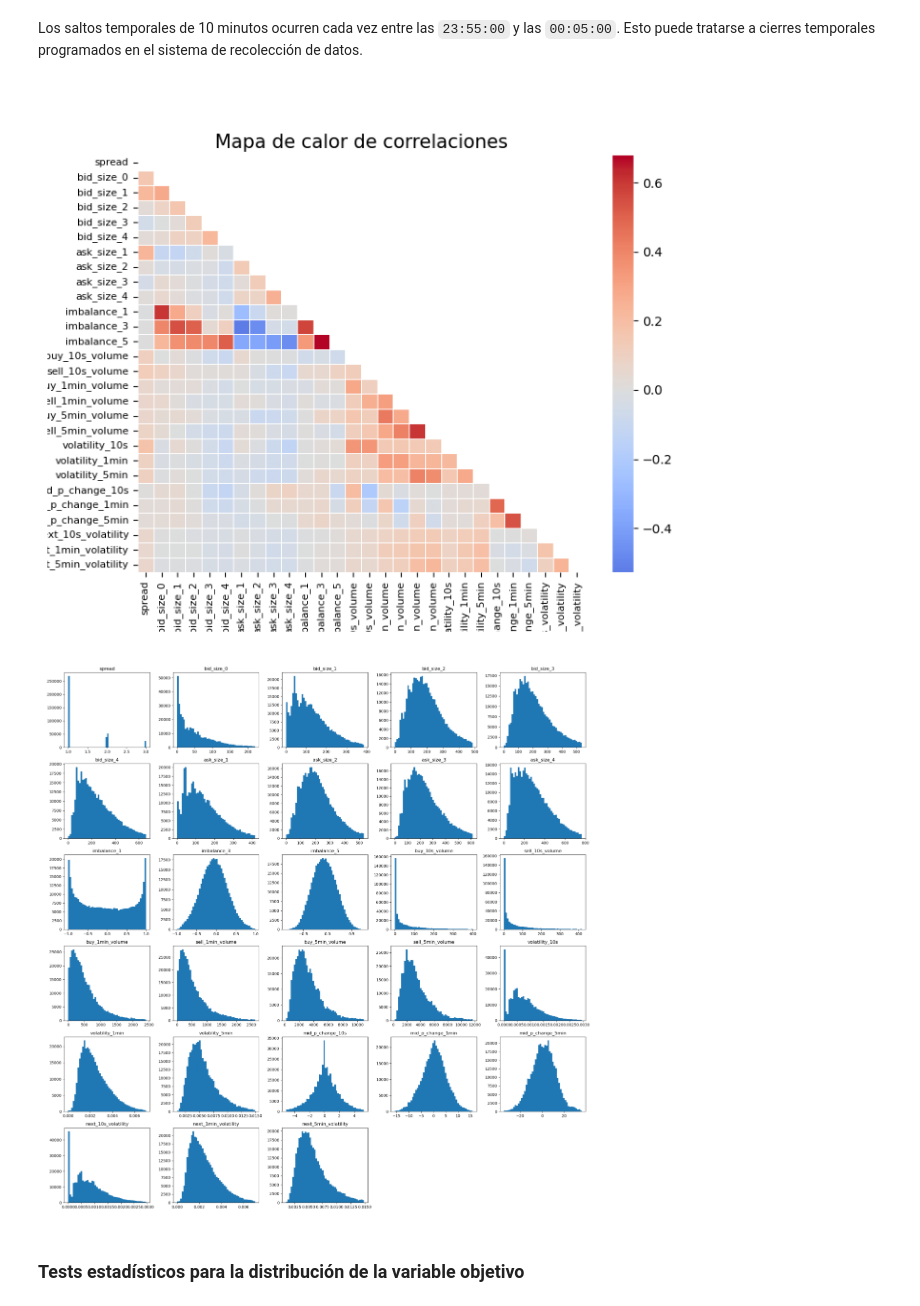
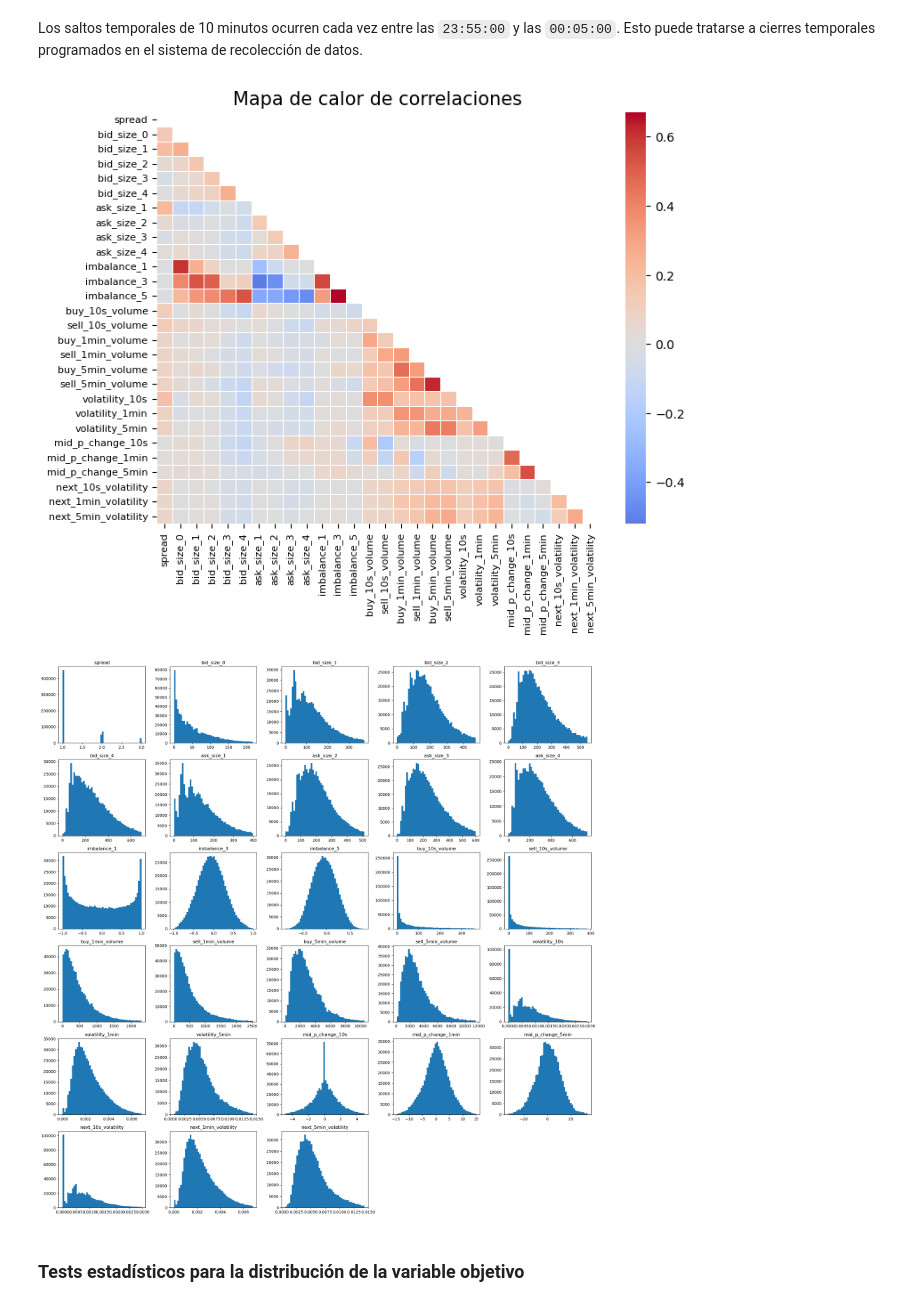
Before and after one commit to IFTrejoM/Binance-price-volatility-predictions-LSTM, a Jupyter notebook: binance.ipynb, the cells around one changed output. Saved outputs shown, nothing was run; the diff lists cells and outputs as text; code cells hidden in the pictures.

Commit message:
Working with more data, val_loss < train_loss

```diff
--- a/binance.ipynb
+++ b/binance.ipynb
@@ -44,7 +44,7 @@ df_train_1.set_index('timestamp', inplace=True)
 # %%
 df_dict = {}
 
-for data in ['train_1', 'train_2']:
+for data in ['train_1', 'train_2', 'train_3']:
     # Importar datos y eliminar columnas innecesarias:
     df_dict[data] = pd.read_parquet(f'datasets/{data}.parquet')
     df_dict[data].drop(columns=['Unnamed: 0', 'ask_size_0'], axis=1, inplace=True) # 'ask_size_0' eliminada por multicolinealidad perfecta.
@@ -57,8 +57,8 @@ for data in ['train_1', 'train_2']:
     df_dict[data].set_index('timestamp', inplace=True)
 
 # Concatenar 'train_1' y 'train_2':
-df = pd.concat([df_dict['train_1'], df_dict['train_2']])
-df.sort_values(by='timestamp', inplace=True, ascending=True)
+df_train = pd.concat([df_dict['train_1'], df_dict['train_2'], df_dict['train_3']])
+df_train.sort_values(by='timestamp', inplace=True, ascending=True)
 # %%
 print(df_dict['train_2'].index[0])
 print(df_dict['train_2'].index[-1])
@@ -124,7 +124,7 @@ Name: timestamp, dtype: int64
 En `time_diff` notamos que hay una importante cantidad de diferencias cero `0 days 00:00:00` porque se trata de filas duplicadas. Aunque desconocemos el origen de su volumen, por el momento podría ser prudente eliminarlas.
 # %%
 # Eliminamos valores duplicados:
-df_train_1 = df_train_1.drop_duplicates()
+df_train = df_train.drop_duplicates()
 # %% [markdown]
 En `time_diff` también se observan también saltos temporales atípicos de 10 minutos. Investigamos su naturaleza.
 # %%
@@ -184,42 +190,42 @@ DatetimeIndex(['2023-01-23 23:54:59.459493120',
 Los saltos temporales de 10 minutos ocurren cada vez entre las `23:55:00` y las `00:05:00`. Esto puede tratarse a cierres temporales programados en el sistema de recolección de datos.
 # %%
 # Eliminamos valores atípicos:
-df_train_1 = remove_outliers(df_train_1, multiplier=1.5) # Mejor multiplicador: 1.5
+df_train = remove_outliers(df_train, multiplier=1.5) # Mejor multiplicador: 1.5
 # %%
-# # Mapa de calor
-# corr = df_train_1.corr()
-# mask = np.triu(np.ones_like(corr, dtype=bool))
-# plt.figure(figsize=(8, 6))
-# sns.heatmap(data=corr, mask=mask, cmap='coolwarm', center=0, linewidths=0.5, annot=False)
-# plt.title('Mapa de calor de correlaciones', size=15)
-# plt.xticks(fontsize=8)
-# plt.yticks(fontsize=8)
-# plt.savefig('images/heatmap_no_outs.png', dpi='figure')
+# Mapa de calor
+corr = df_train.corr()
+mask = np.triu(np.ones_like(corr, dtype=bool))
+plt.figure(figsize=(8, 6))
+sns.heatmap(data=corr, mask=mask, cmap='coolwarm', center=0, linewidths=0.5, annot=False)
+plt.title('Mapa de calor de correlaciones', size=15)
+plt.xticks(fontsize=8)
+plt.yticks(fontsize=8)
+plt.savefig('images/heatmap_more_data.png', dpi='figure')
+plt.show()
+
+# # Leer la imagen del archivo
+# img = mpimg.imread('images/heatmap_more_data.png')
+# plt.figure(figsize=(10,10))
+# plt.imshow(img)
+# plt.axis('off')
 # plt.show()
-
-# Leer la imagen del archivo
-img = mpimg.imread('images/heatmap_no_outs.png')
-plt.figure(figsize=(10,10))
-plt.imshow(img)
-plt.axis('off')
-plt.show()
 # %% [output]
-[figure, old version]
+[figure, new version]
 # %%
-# # Plotear histogramas de cada variable:
-# df_train_1.hist(figsize=(20, 20), bins=50, grid=False)
-# plt.tight_layout()
-# plt.savefig('images/hists_no_outs.png', dpi='figure')
+# Plotear histogramas de cada variable:
+df_train.hist(figsize=(20, 20), bins=50, grid=False)
+plt.tight_layout()
+plt.savefig('images/hists_more_data.png', dpi='figure')
+plt.show()
+
+# # Leer la imagen del archivo
+# img = mpimg.imread('images/hists_more_data.png')
+# plt.figure(figsize=(15,15))
+# plt.imshow(img)
+# plt.axis('off')
 # plt.show()
-
-# Leer la imagen del archivo
-img = mpimg.imread('images/hists_no_outs.png')
-plt.figure(figsize=(15,15))
-plt.imshow(img)
-plt.axis('off')
-plt.show()
 # %% [output]
-[figure, old version]
+[figure, new version]
 # %% [markdown]
 ### Tests estadísticos para la distribución de la variable objetivo
 # %%
```
Also changed, not shown: parts of 32 cells of this notebook, 5 other files.
